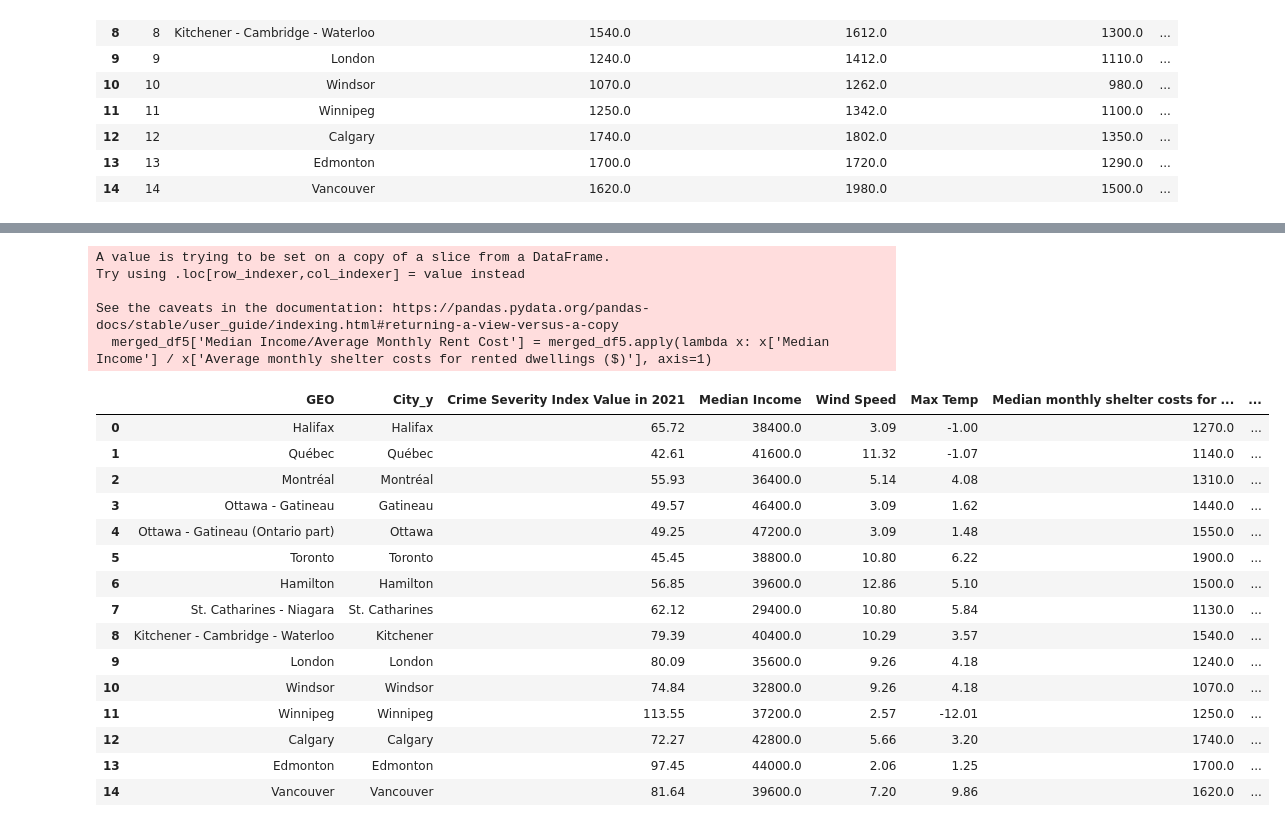
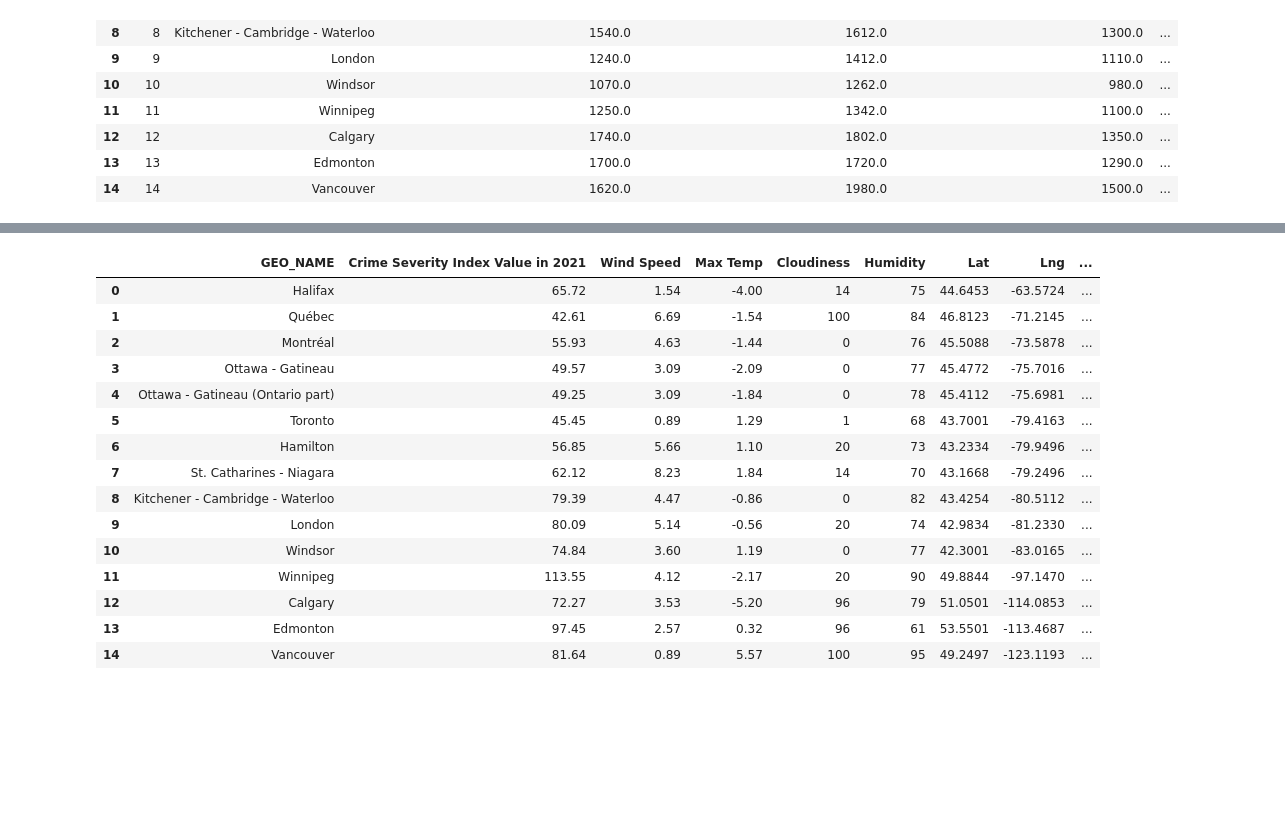
Before and after one commit to detmanski/Overview_Canada_Analysis, a Jupyter notebook: Merged.ipynb, the cells around one changed output, grey strips where cells are left out. Cells and saved outputs as stored; diff of their text form; code cells hidden in the pictures; blank space fills up the shorter version.

Commit message:
merged_df and map completed

```diff
--- a/Merged.ipynb
+++ b/Merged.ipynb
@@ -109,4 +203,4 @@ employment_shelter_df
 # %%
-merged_df1 = crime_df.merge(weather_df, on='City_ID2', how='inner')
+merged_df1 = crime_df.merge(weather_df, on='GEO_NAME', how='inner')
 merged_df1
 # %% [output]
@@ -129,4 +223,4 @@ merged_df1
 # %%
-merged_df2 = merged_df1.merge(income_df1, left_index=True, right_index=True)
+merged_df2 = merged_df1.merge(income_df, on='GEO_NAME', how='outer')
 merged_df2
 # %% [output]
@@ -170,4 +243,4 @@ merged_df3
 # %%
-merged_df4 = merged_df3.merge(employment_shelter_df, left_index=True, right_index=True)
-merged_df4
+merged_df3 = merged_df2.merge(employment_shelter_df1, on='GEO_NAME', how='outer')
+merged_df3
 # %% [output]
@@ -210,0 +263,3 @@ merged_df5
+# %%
+merged_df4 = merged_df3.merge(culture_df1, on='GEO_NAME', how='outer')
+merged_df4
@@ -211,27 +283,21 @@ merged_df5
 # %%
-#merged_df5["Median Income/Average Monthly Rent Cost"] = merged_df5["Median Income"] / merged_df5["Average monthly shelter costs for rented dwellings ($)"]
-merged_df5['Median Income/Average Monthly Rent Cost'] = merged_df5.apply(lambda x: x['Median Income'] / x['Average monthly shelter costs for rented dwellings ($)'], axis=1)
-merged_df5
+merged_df4['Median Income/Average Monthly Rent Cost'] = merged_df4.apply(lambda x: x['Median Income'] / x['Average monthly shelter costs for rented dwellings ($)'], axis=1)
+merged_df4
 # %% [output]
-A value is trying to be set on a copy of a slice from a DataFrame.
-Try using .loc[row_indexer,col_indexer] = value instead
-
-See the caveats in the documentation: https://pandas.pydata.org/pandas-docs/stable/user_guide/indexing.html#returning-a-view-versus-a-copy
-  merged_df5['Median Income/Average Monthly Rent Cost'] = merged_df5.apply(lambda x: x['Median Income'] / x['Average monthly shelter costs for rented dwellings ($)'], axis=1)
-|  | GEO | City_y | Crime Severity Index Value in 2021 | Median Income | Wind Speed | Max Temp | Median monthly shelter costs for ... | ... |
-| 0 | Halifax | Halifax | 65.72 | 38400.0 | 3.09 | -1.00 | 1270.0 | ... |
-| 1 | Québec | Québec | 42.61 | 41600.0 | 11.32 | -1.07 | 1140.0 | ... |
-| 2 | Montréal | Montréal | 55.93 | 36400.0 | 5.14 | 4.08 | 1310.0 | ... |
-| 3 | Ottawa - Gatineau | Gatineau | 49.57 | 46400.0 | 3.09 | 1.62 | 1440.0 | ... |
-| 4 | Ottawa - Gatineau (Ontario part) | Ottawa | 49.25 | 47200.0 | 3.09 | 1.48 | 1550.0 | ... |
-| 5 | Toronto | Toronto | 45.45 | 38800.0 | 10.80 | 6.22 | 1900.0 | ... |
-| 6 | Hamilton | Hamilton | 56.85 | 39600.0 | 12.86 | 5.10 | 1500.0 | ... |
-| 7 | St. Catharines - Niagara | St. Catharines | 62.12 | 29400.0 | 10.80 | 5.84 | 1130.0 | ... |
-| 8 | Kitchener - Cambridge - Waterloo | Kitchener | 79.39 | 40400.0 | 10.29 | 3.57 | 1540.0 | ... |
-| 9 | London | London | 80.09 | 35600.0 | 9.26 | 4.18 | 1240.0 | ... |
-| 10 | Windsor | Windsor | 74.84 | 32800.0 | 9.26 | 4.18 | 1070.0 | ... |
-| 11 | Winnipeg | Winnipeg | 113.55 | 37200.0 | 2.57 | -12.01 | 1250.0 | ... |
-| 12 | Calgary | Calgary | 72.27 | 42800.0 | 5.66 | 3.20 | 1740.0 | ... |
-| 13 | Edmonton | Edmonton | 97.45 | 44000.0 | 2.06 | 1.25 | 1700.0 | ... |
-| 14 | Vancouver | Vancouver | 81.64 | 39600.0 | 7.20 | 9.86 | 1620.0 | ... |
+|  | GEO_NAME | Crime Severity Index Value in 2021 | Wind Speed | Max Temp | Cloudiness | Humidity | Lat | Lng | ... |
+| 0 | Halifax | 65.72 | 1.54 | -4.00 | 14 | 75 | 44.6453 | -63.5724 | ... |
+| 1 | Québec | 42.61 | 6.69 | -1.54 | 100 | 84 | 46.8123 | -71.2145 | ... |
+| 2 | Montréal | 55.93 | 4.63 | -1.44 | 0 | 76 | 45.5088 | -73.5878 | ... |
+| 3 | Ottawa - Gatineau | 49.57 | 3.09 | -2.09 | 0 | 77 | 45.4772 | -75.7016 | ... |
+| 4 | Ottawa - Gatineau (Ontario part) | 49.25 | 3.09 | -1.84 | 0 | 78 | 45.4112 | -75.6981 | ... |
+| 5 | Toronto | 45.45 | 0.89 | 1.29 | 1 | 68 | 43.7001 | -79.4163 | ... |
+| 6 | Hamilton | 56.85 | 5.66 | 1.10 | 20 | 73 | 43.2334 | -79.9496 | ... |
+| 7 | St. Catharines - Niagara | 62.12 | 8.23 | 1.84 | 14 | 70 | 43.1668 | -79.2496 | ... |
+| 8 | Kitchener - Cambridge - Waterloo | 79.39 | 4.47 | -0.86 | 0 | 82 | 43.4254 | -80.5112 | ... |
+| 9 | London | 80.09 | 5.14 | -0.56 | 20 | 74 | 42.9834 | -81.2330 | ... |
+| 10 | Windsor | 74.84 | 3.60 | 1.19 | 0 | 77 | 42.3001 | -83.0165 | ... |
+| 11 | Winnipeg | 113.55 | 4.12 | -2.17 | 20 | 90 | 49.8844 | -97.1470 | ... |
+| 12 | Calgary | 72.27 | 3.53 | -5.20 | 96 | 79 | 51.0501 | -114.0853 | ... |
+| 13 | Edmonton | 97.45 | 2.57 | 0.32 | 96 | 61 | 53.5501 | -113.4687 | ... |
+| 14 | Vancouver | 81.64 | 0.89 | 5.57 | 100 | 95 | 49.2497 | -123.1193 | ... |
 # %%
```
Also changed, not shown: parts of 22 cells of this notebook, 6 other files.
